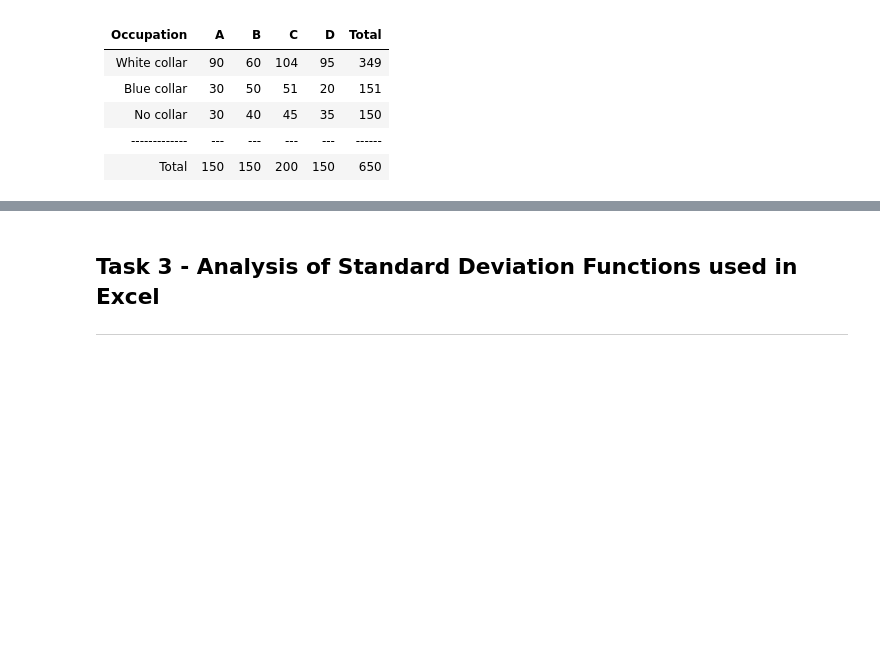
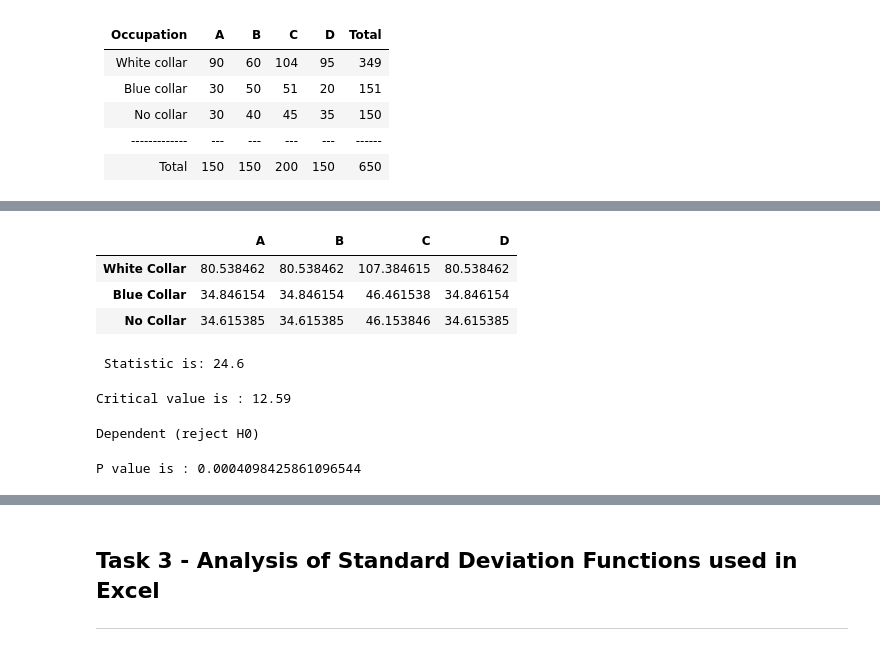
Before and after one commit to pcaulfie/sqrt2, a Jupyter notebook: Tasks2020.ipynb, the cells around one changed output, grey strips where cells are left out. Cells and saved outputs as stored; diff of their text form; code cells hidden in the pictures; blank space fills up the shorter version.

Commit message:
revised and updated Task 2 to explain code and results

```diff
--- a/Tasks2020.ipynb
+++ b/Tasks2020.ipynb
@@ -286,11 +233,64 @@ print(chi_squared_stat)
+# %%
+# Step 3: Create Expected Table (Adapted from Hamel , 2018)
+# expected is the expected count based on the distribution of the population for the corresponding category
+
+# to calculate the expected counts for a cell - two steps
+# 1st: multiply the row total for cell by the column total for cell
+# 2nd: divide by the total number of observations (650)
+
+
+# get the row & column totals, apply np.outer() function to compute the outer product, then divide by the number of observations:
+expected =  np.outer(df2["row_totals"][0:3], df2.loc["col_totals"][0:4]) / 650
+# Place expected counts of each cell in a 2-dimensional table called expected using a pandas dataframe
+expected = pd.DataFrame(expected)
+# label columns and rows of table
+expected.columns = ['A', 'B', 'C','D']
+expected.index = ['White Collar','Blue Collar','No Collar']
+# Display expected table
+expected
+# %% [output]
+|  | A | B | C | D |
+| White Collar | 80.538462 | 80.538462 | 107.384615 | 80.538462 |
+| Blue Collar | 34.846154 | 34.846154 | 46.461538 | 34.846154 |
+| No Collar | 34.615385 | 34.615385 | 46.153846 | 34.615385 |
+# %%
+# Step 4: calculate the chi-square statistic
+
+
+chi_squared_stat = (((observed-expected)**2)/expected).sum().sum()
+# call .sum() twice: once to get the column sums and a second time to add the column sums together,
+# returns the sum of the entire 2D table.
+# Display statistic to 1 place decimals
+print(f' Statistic is: {chi_squared_stat:.1f}')
+# %% [output]
+ Statistic is: 24.6
+# %%
+# Step 5: calculate the critical value using scipy.stats
+
+# Calculate degrees of freedom (df): as follows 4x3 table so df = 3x2 = 6.
+
+# Use scipy.stats ppf function to calculate critical value, by passing confidence level q and degrees of freedom (df)
+crit = stats.chi2.ppf(q = 0.95, # Find the critical value for 95% confidence*
+                      df = 6)   # *
+# Display critical value to 2 places decimals
+print(f'Critical value is : {crit:.2f}')
+# %% [output]
+Critical value is : 12.59
+# %%
+# Step 6: Interpret Critical Value adapted from Brownlee 2018
+
+if abs(chi_squared_stat) >= crit:
+	print('Dependent (reject H0)') # statistic >= Critical Value: significant result, reject null hypothesis (H0), dependent.
+else:
+	print('Independent (fail to reject H0)') # statistic < Critical Value: not significant result, fail to reject null hypothesis (H0), independent.
+# %% [output]
+Dependent (reject H0)
 # %%
-crit = stats.chi2.ppf(q = 0.95, # Find the critical value for 95% confidence*
-                      df = 6)   # *
+# Step 7: calculate the p value using scipy.stats
 
-print("Critical value")
-print(crit)
-
+# use scipy.stats cdf function to calculate p-value, statistic and degrees of freedom (df)
 p_value = 1 - stats.chi2.cdf(x=chi_squared_stat,  # Find the p-value
                              df=6)
-print("P value")
-print(p_value)
+print(f'P value is : {p_value}')
+# %% [output]
+P value is : 0.0004098425861096544
```
Also changed, not shown: parts of 20 cells of this notebook, 1 other file.
